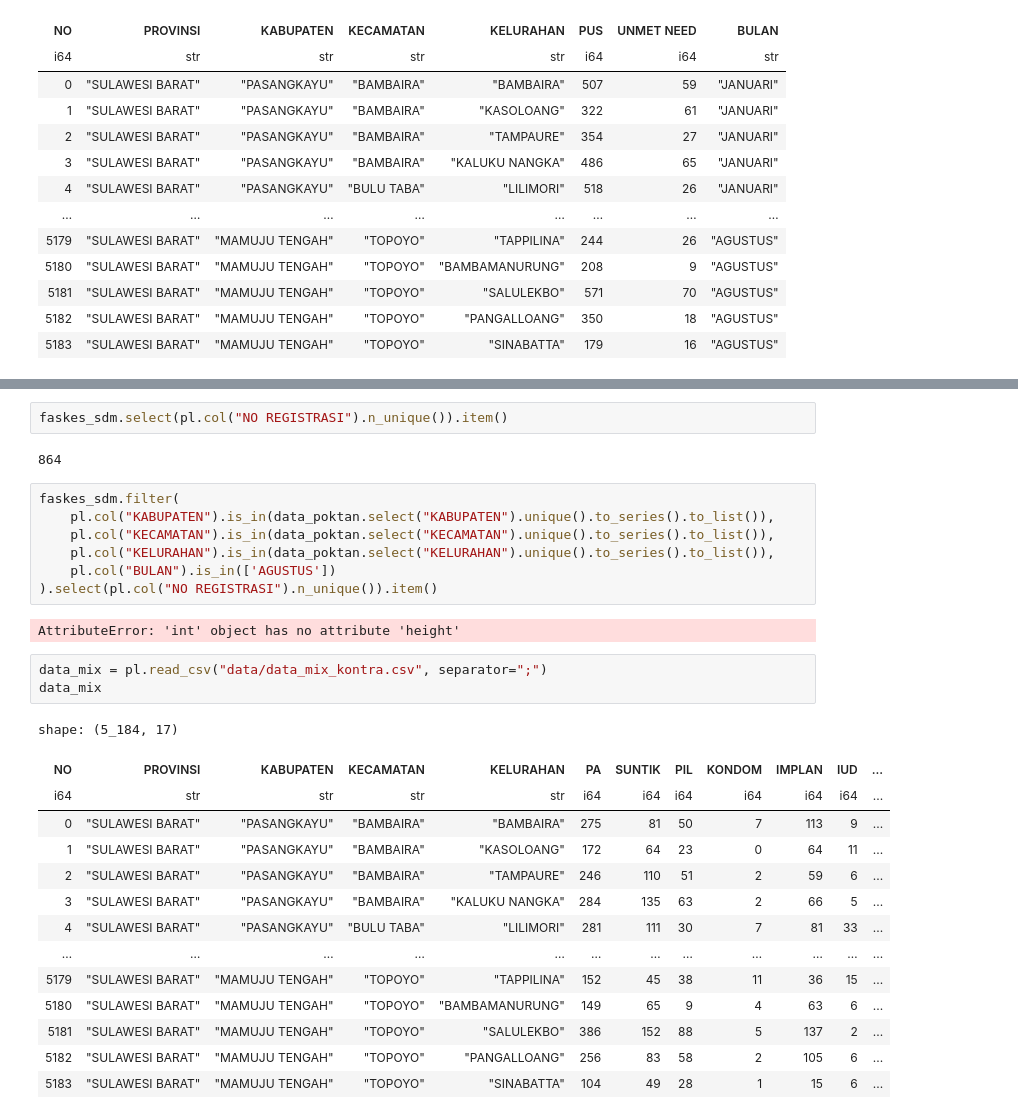
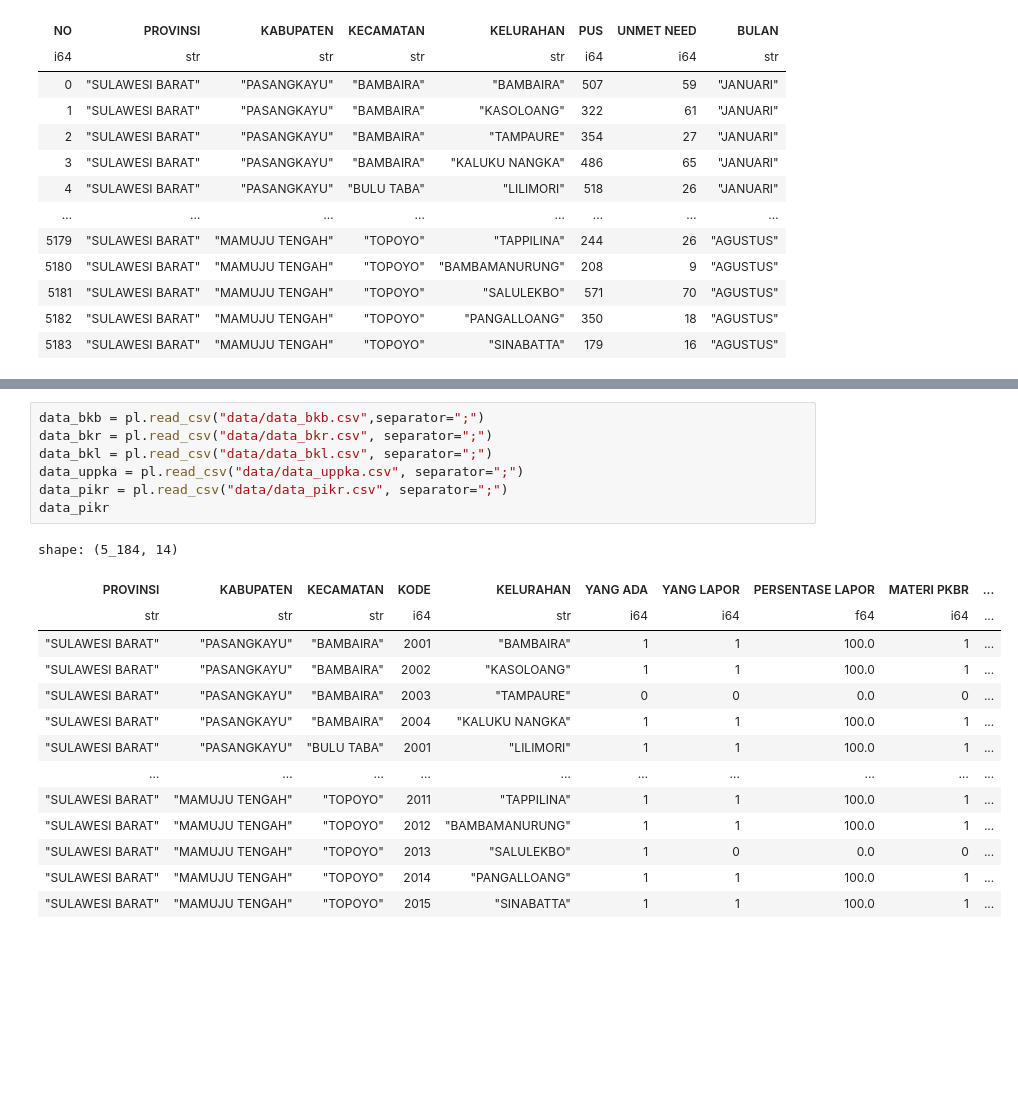
Before and after one commit to pokja0/profil_desa_py, a Jupyter notebook: altair_krs.ipynb, the cells around one changed output, grey strips where cells are left out. Cells and saved outputs as stored; diff of their text form; blank space fills up the shorter version.

```diff
--- a/altair_krs.ipynb
+++ b/altair_krs.ipynb
@@ -405,31 +383,22 @@ shape: (2_302, 15)
-# %%
-faskes_sdm.select(pl.col("NO REGISTRASI").n_unique()).item()
-# %% [output]
-864
-# %%
-faskes_sdm.filter(
-    pl.col("KABUPATEN").is_in(data_poktan.select("KABUPATEN").unique().to_series().to_list()),
-    pl.col("KECAMATAN").is_in(data_poktan.select("KECAMATAN").unique().to_series().to_list()),
-    pl.col("KELURAHAN").is_in(data_poktan.select("KELURAHAN").unique().to_series().to_list()),
-    pl.col("BULAN").is_in(['AGUSTUS'])
-).select(pl.col("NO REGISTRASI").n_unique()).item()
-# %% [output]
-AttributeError: 'int' object has no attribute 'height'
-# %%
-data_mix = pl.read_csv("data/data_mix_kontra.csv", separator=";")
-data_mix
-# %% [output]
-shape: (5_184, 17)
-| NO | PROVINSI | KABUPATEN | KECAMATAN | KELURAHAN | PA | SUNTIK | PIL | KONDOM | IMPLAN | IUD | ... |
-| i64 | str | str | str | str | i64 | i64 | i64 | i64 | i64 | i64 | ... |
-| 0 | "SULAWESI BARAT" | "PASANGKAYU" | "BAMBAIRA" | "BAMBAIRA" | 275 | 81 | 50 | 7 | 113 | 9 | ... |
-| 1 | "SULAWESI BARAT" | "PASANGKAYU" | "BAMBAIRA" | "KASOLOANG" | 172 | 64 | 23 | 0 | 64 | 11 | ... |
-| 2 | "SULAWESI BARAT" | "PASANGKAYU" | "BAMBAIRA" | "TAMPAURE" | 246 | 110 | 51 | 2 | 59 | 6 | ... |
-| 3 | "SULAWESI BARAT" | "PASANGKAYU" | "BAMBAIRA" | "KALUKU NANGKA" | 284 | 135 | 63 | 2 | 66 | 5 | ... |
-| 4 | "SULAWESI BARAT" | "PASANGKAYU" | "BULU TABA" | "LILIMORI" | 281 | 111 | 30 | 7 | 81 | 33 | ... |
-| … | … | … | … | … | … | … | … | … | … | … | ... |
-| 5179 | "SULAWESI BARAT" | "MAMUJU TENGAH" | "TOPOYO" | "TAPPILINA" | 152 | 45 | 38 | 11 | 36 | 15 | ... |
-| 5180 | "SULAWESI BARAT" | "MAMUJU TENGAH" | "TOPOYO" | "BAMBAMANURUNG" | 149 | 65 | 9 | 4 | 63 | 6 | ... |
-| 5181 | "SULAWESI BARAT" | "MAMUJU TENGAH" | "TOPOYO" | "SALULEKBO" | 386 | 152 | 88 | 5 | 137 | 2 | ... |
-| 5182 | "SULAWESI BARAT" | "MAMUJU TENGAH" | "TOPOYO" | "PANGALLOANG" | 256 | 83 | 58 | 2 | 105 | 6 | ... |
-| 5183 | "SULAWESI BARAT" | "MAMUJU TENGAH" | "TOPOYO" | "SINABATTA" | 104 | 49 | 28 | 1 | 15 | 6 | ... |
+# %%
+data_bkb = pl.read_csv("data/data_bkb.csv",separator=";")
+data_bkr = pl.read_csv("data/data_bkr.csv", separator=";")
+data_bkl = pl.read_csv("data/data_bkl.csv", separator=";")
+data_uppka = pl.read_csv("data/data_uppka.csv", separator=";")
+data_pikr = pl.read_csv("data/data_pikr.csv", separator=";")
+data_pikr
+# %% [output]
+shape: (5_184, 14)
+| PROVINSI | KABUPATEN | KECAMATAN | KODE | KELURAHAN | YANG ADA | YANG LAPOR | PERSENTASE LAPOR | MATERI PKBR | ... |
+| str | str | str | i64 | str | i64 | i64 | f64 | i64 | ... |
+| "SULAWESI BARAT" | "PASANGKAYU" | "BAMBAIRA" | 2001 | "BAMBAIRA" | 1 | 1 | 100.0 | 1 | ... |
+| "SULAWESI BARAT" | "PASANGKAYU" | "BAMBAIRA" | 2002 | "KASOLOANG" | 1 | 1 | 100.0 | 1 | ... |
+| "SULAWESI BARAT" | "PASANGKAYU" | "BAMBAIRA" | 2003 | "TAMPAURE" | 0 | 0 | 0.0 | 0 | ... |
+| "SULAWESI BARAT" | "PASANGKAYU" | "BAMBAIRA" | 2004 | "KALUKU NANGKA" | 1 | 1 | 100.0 | 1 | ... |
+| "SULAWESI BARAT" | "PASANGKAYU" | "BULU TABA" | 2001 | "LILIMORI" | 1 | 1 | 100.0 | 1 | ... |
+| … | … | … | … | … | … | … | … | … | ... |
+| "SULAWESI BARAT" | "MAMUJU TENGAH" | "TOPOYO" | 2011 | "TAPPILINA" | 1 | 1 | 100.0 | 1 | ... |
+| "SULAWESI BARAT" | "MAMUJU TENGAH" | "TOPOYO" | 2012 | "BAMBAMANURUNG" | 1 | 1 | 100.0 | 1 | ... |
+| "SULAWESI BARAT" | "MAMUJU TENGAH" | "TOPOYO" | 2013 | "SALULEKBO" | 1 | 0 | 0.0 | 0 | ... |
+| "SULAWESI BARAT" | "MAMUJU TENGAH" | "TOPOYO" | 2014 | "PANGALLOANG" | 1 | 1 | 100.0 | 1 | ... |
+| "SULAWESI BARAT" | "MAMUJU TENGAH" | "TOPOYO" | 2015 | "SINABATTA" | 1 | 1 | 100.0 | 1 | ... |
```
Also changed, not shown: parts of 5 cells of this notebook, 10 other files.
